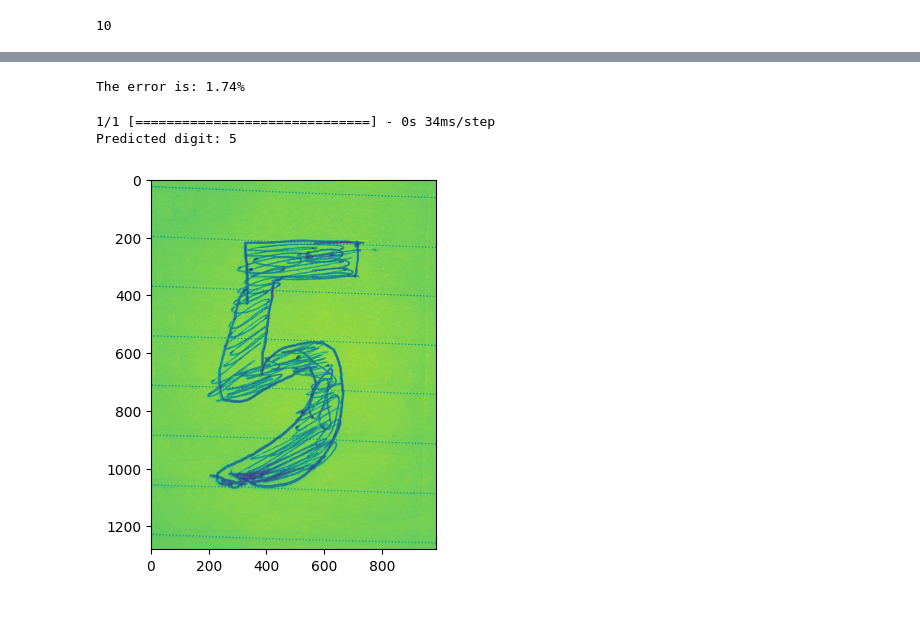
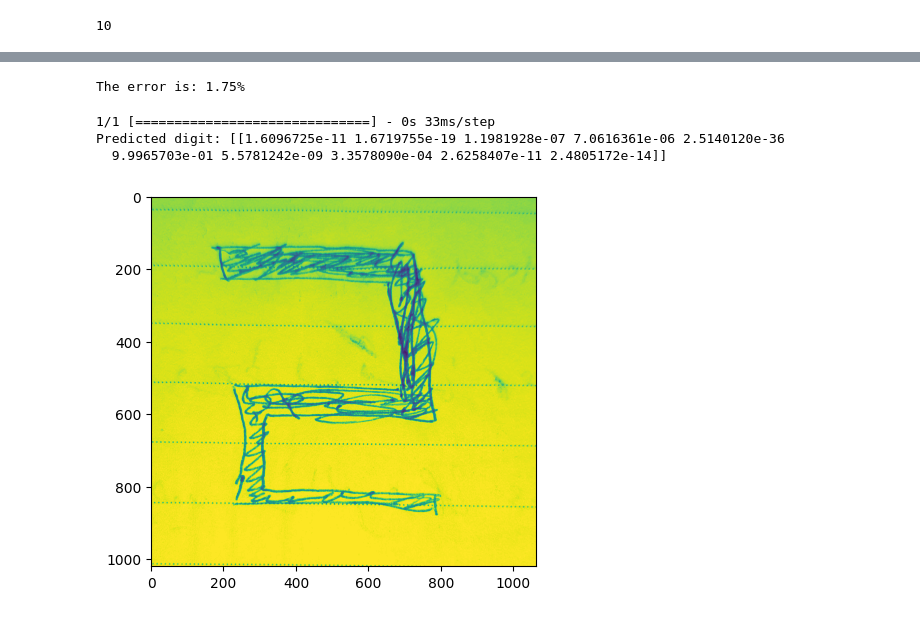
Before and after one commit to ahmadalfrehan/detect-handwritten-image-ai, a Jupyter notebook: detect-handwrittenimages-ai.ipynb, the cells around one changed output, grey strips where cells are left out. Drawn from its saved outputs; the diff is of its cells as text; code cells hidden in the pictures.

```diff
--- a/detect-handwrittenimages-ai.ipynb
+++ b/detect-handwrittenimages-ai.ipynb
@@ -20,3 +10,10 @@ Downloading data from https://storage.googleapis.com/tensorflow/tf-keras-dataset
+# %%
+b = np.load('mnist.npz')
+# %%
+X_test  = b['x_test']
+X_train  = b['x_train']
+y_train = b['y_train']
+y_test = b['y_test']
 # %%
 pixel_numbers  = X_train.shape[1]*X_train.shape[1]
 print(pixel_numbers)
@@ -67,29 +64,21 @@ Epoch 10/10
 score= model.evaluate(X_test, y_test, verbose=0)
 print('The error is: %.2f%%'%(100-score[1]*100))
 # %% [output]
-The error is: 1.74%
+The error is: 1.75%
 # %%
-# import NumPy
 from PIL import Image
-
-input_image = Image.open('s.jpg').convert('L')  # Convert to grayscale
+input_image = Image.open('dd.jpg').convert('L')
 plt.plot()
 plt.imshow(input_image)
-input_image = input_image.resize((28, 28))  # Resize to 28x28 pixels
-input_image = np.array(input_image)  # Convert to numpy array
-
-# Reshape and normalize the input image
-input_image = input_image.reshape(1, 784)  # Reshape to (1, 784)
+input_image = input_image.resize((28, 28))
+input_image = np.array(input_image)
+input_image = input_image.reshape(1, 784)
 input_image = input_image.astype('float32') / 255
-
-# Make a prediction
 predictions = model.predict(input_image)
-
-# Interpret the prediction
-predicted_digit = np.argmax(predictions)
-
-print("Predicted digit:", predicted_digit)
+# predicted_digit = np.argmax(predictions)
+print("Predicted digit:", predictions)
 # %% [output]
-1/1 [==============================] - 0s 34ms/step
-Predicted digit: 5
+1/1 [==============================] - 0s 33ms/step
+Predicted digit: [[1.6096725e-11 1.6719755e-19 1.1981928e-07 7.0616361e-06 2.5140120e-36
+  9.9965703e-01 5.5781242e-09 3.3578090e-04 2.6258407e-11 2.4805172e-14]]
-[figure, old version]
+[figure, new version]
```
Also changed, not shown: parts of 4 cells of this notebook, 9 other files.
